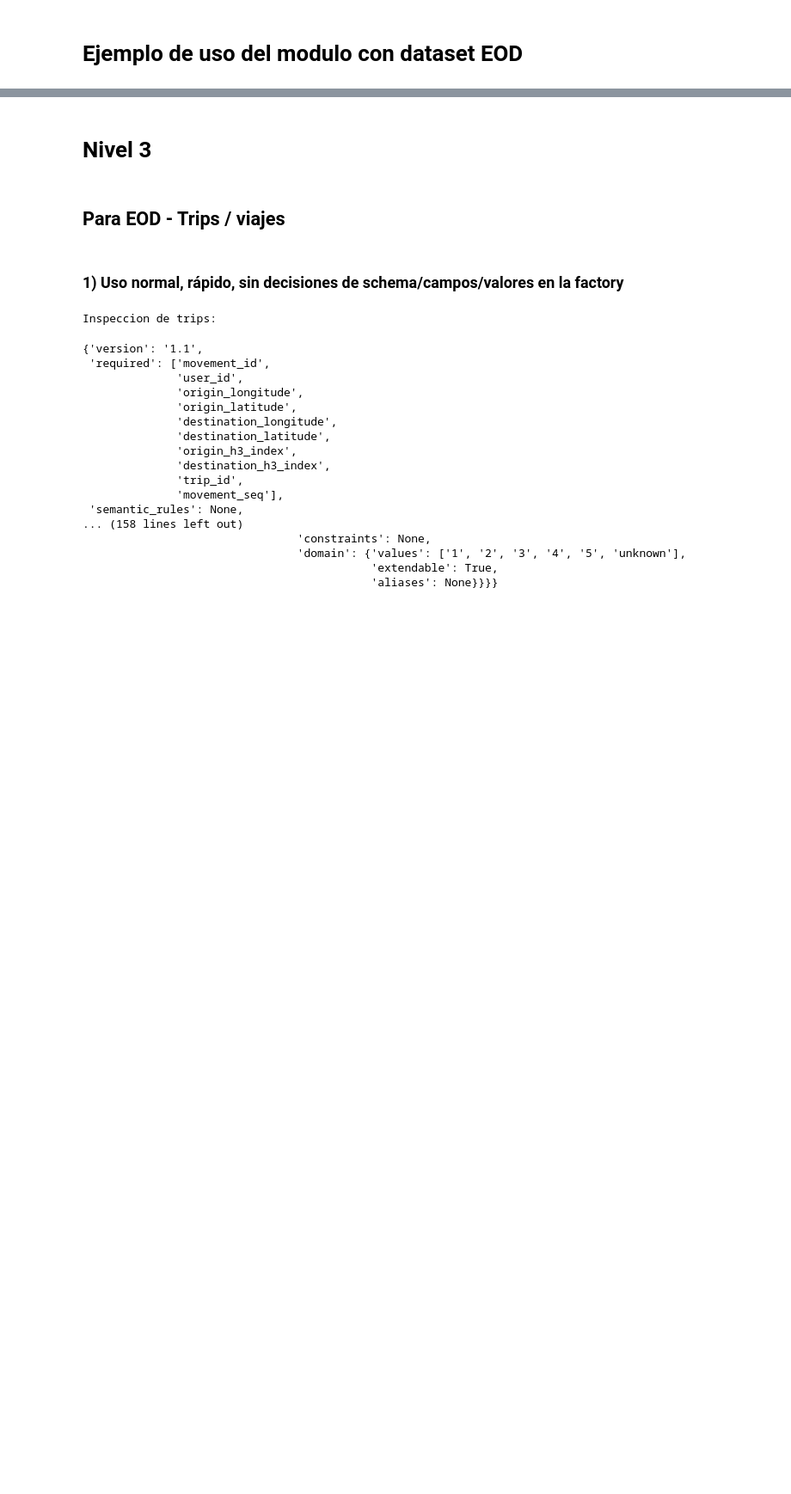
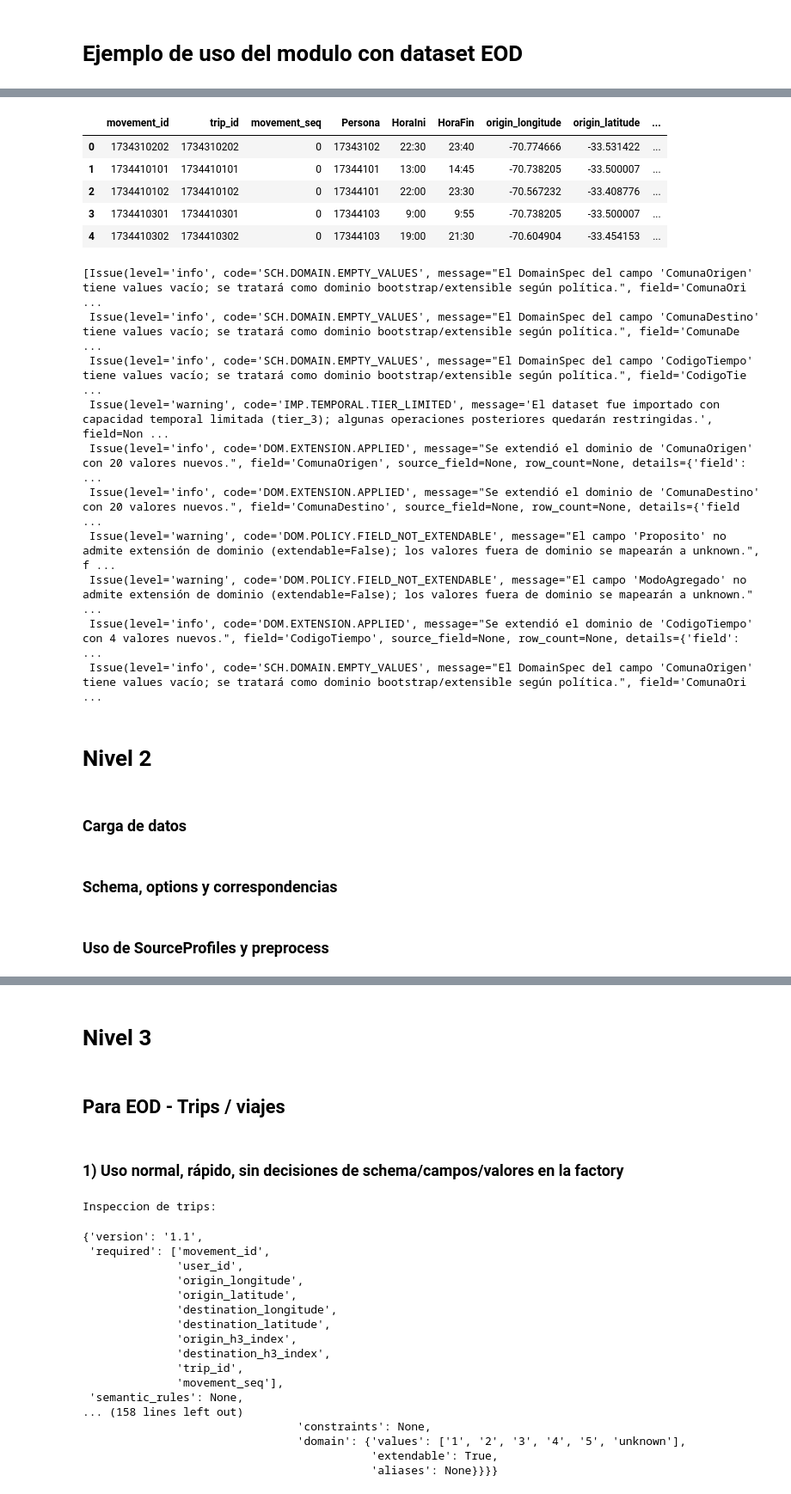
Before and after one commit to sebastianolmos/pylondrina, a Jupyter notebook: notebooks/usage_examples/import_trips/eod_import_levels.ipynb, the cells around one changed output, grey strips where cells are left out. Shown at 86% size. Cells and saved outputs as stored; diff of their text form; code cells hidden in the pictures; blank space fills up the shorter version.

Commit message:
The Level 1 EOD example has been simplified, and a Level 2 example (using SourceProfile) has been added to EOD

```diff
--- a/notebooks/usage_examples/import_trips/eod_import_levels.ipynb
+++ b/notebooks/usage_examples/import_trips/eod_import_levels.ipynb
@@ -1308,0 +272,34 @@ display(report_eod_stages.issues)
+# %%
+trips_eod_lvl1, report_eod_lvl1 = import_trips_from_dataframe(
+    df_eod_trips_lvl1.head(1000),
+    schema=EOD_TRIPS_LVL1_SCHEMA,
+    source_name="EOD trips - nivel 1 simplificado",
+    options=EOD_TRIPS_LVL1_OPTIONS,
+    field_correspondence=EOD_TRIPS_LVL1_FIELD_CORRESPONDENCE,
+    provenance=EOD_TRIPS_LVL1_PROVENANCE,
+    h3_resolution=8,
+)
+
+display(trips_eod_lvl1.data.head())
+display(report_eod_lvl1.issues[:10])
+# %% [output]
+|  | movement_id | trip_id | movement_seq | Persona | HoraIni | HoraFin | origin_longitude | origin_latitude | ... |
+| 0 | 1734310202 | 1734310202 | 0 | 17343102 | 22:30 | 23:40 | -70.774666 | -33.531422 | ... |
+| 1 | 1734410101 | 1734410101 | 0 | 17344101 | 13:00 | 14:45 | -70.738205 | -33.500007 | ... |
+| 2 | 1734410102 | 1734410102 | 0 | 17344101 | 22:00 | 23:30 | -70.567232 | -33.408776 | ... |
+| 3 | 1734410301 | 1734410301 | 0 | 17344103 | 9:00 | 9:55 | -70.738205 | -33.500007 | ... |
+| 4 | 1734410302 | 1734410302 | 0 | 17344103 | 19:00 | 21:30 | -70.604904 | -33.454153 | ... |
+[Issue(level='info', code='SCH.DOMAIN.EMPTY_VALUES', message="El DomainSpec del campo 'ComunaOrigen' tiene values vacío; se tratará como dominio bootstrap/extensible según política.", field='ComunaOri ...
+ Issue(level='info', code='SCH.DOMAIN.EMPTY_VALUES', message="El DomainSpec del campo 'ComunaDestino' tiene values vacío; se tratará como dominio bootstrap/extensible según política.", field='ComunaDe ...
+ Issue(level='info', code='SCH.DOMAIN.EMPTY_VALUES', message="El DomainSpec del campo 'CodigoTiempo' tiene values vacío; se tratará como dominio bootstrap/extensible según política.", field='CodigoTie ...
+ Issue(level='warning', code='IMP.TEMPORAL.TIER_LIMITED', message='El dataset fue importado con capacidad temporal limitada (tier_3); algunas operaciones posteriores quedarán restringidas.', field=Non ...
+ Issue(level='info', code='DOM.EXTENSION.APPLIED', message="Se extendió el dominio de 'ComunaOrigen' con 20 valores nuevos.", field='ComunaOrigen', source_field=None, row_count=None, details={'field': ...
+ Issue(level='info', code='DOM.EXTENSION.APPLIED', message="Se extendió el dominio de 'ComunaDestino' con 20 valores nuevos.", field='ComunaDestino', source_field=None, row_count=None, details={'field ...
+ Issue(level='warning', code='DOM.POLICY.FIELD_NOT_EXTENDABLE', message="El campo 'Proposito' no admite extensión de dominio (extendable=False); los valores fuera de dominio se mapearán a unknown.", f ...
+ Issue(level='warning', code='DOM.POLICY.FIELD_NOT_EXTENDABLE', message="El campo 'ModoAgregado' no admite extensión de dominio (extendable=False); los valores fuera de dominio se mapearán a unknown." ...
+ Issue(level='info', code='DOM.EXTENSION.APPLIED', message="Se extendió el dominio de 'CodigoTiempo' con 4 valores nuevos.", field='CodigoTiempo', source_field=None, row_count=None, details={'field':  ...
+ Issue(level='info', code='SCH.DOMAIN.EMPTY_VALUES', message="El DomainSpec del campo 'ComunaOrigen' tiene values vacío; se tratará como dominio bootstrap/extensible según política.", field='ComunaOri ...
+# %% [markdown]
+# Nivel 2
+# %% [markdown]
+### Carga de datos
@@ -1308,0 +340,2 @@ display(report_eod_stages.issues)
+# %% [markdown]
+### Schema, options y correspondencias
@@ -1308,0 +481,2 @@ display(report_eod_stages.issues)
+# %% [markdown]
+### Uso de SourceProfiles y preprocess
```
Also changed, not shown: parts of 29 cells of this notebook.
